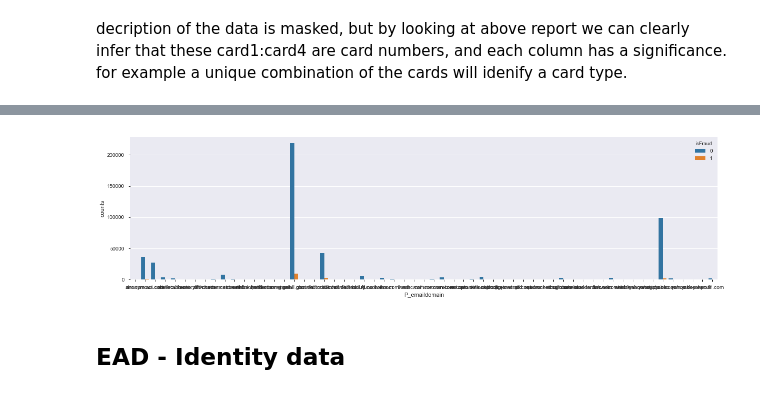
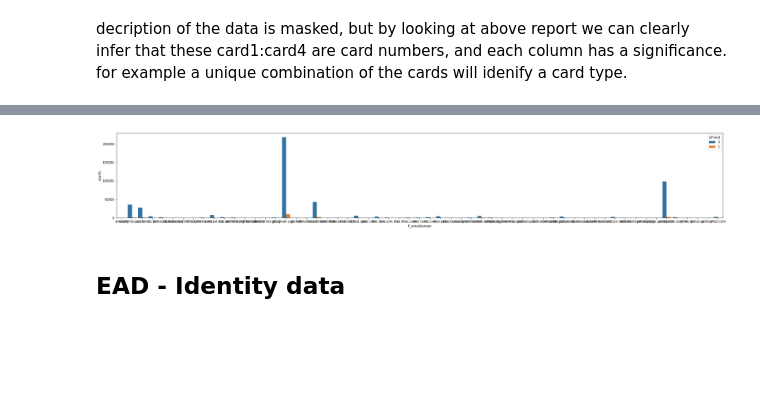
Before and after one commit to mxn170019/Ieee_Fraud-Detection-Kaggle-competition, a Jupyter notebook: ieeeFraud_Detection.ipynb, the cells around one changed output, grey strips where cells are left out. Drawn from its saved outputs; the diff is of its cells as text; code cells hidden in the pictures; blank space fills up the shorter version.

```diff
--- a/ieeeFraud_Detection.ipynb
+++ b/ieeeFraud_Detection.ipynb
@@ -221,11 +221,11 @@ plt.show()
 # %%
 %matplotlib inline
 df_P_emaildomain= train_tran_df[['P_emaildomain','isFraud']].groupby(['P_emaildomain','isFraud']).size().reset_index(name='counts')
-plt.figure(figsize = (20,5))
+plt.figure(figsize = (35,5))
 sns.barplot(x="P_emaildomain",y = 'counts', hue='isFraud', data=df_P_emaildomain)
 plt.show()
 # %% [output]
-[figure, old version]
+[figure, new version]
 # %% [markdown]
 ## EAD - Identity data
 # %%
```
Also changed, not shown: parts of 13 cells of this notebook.
